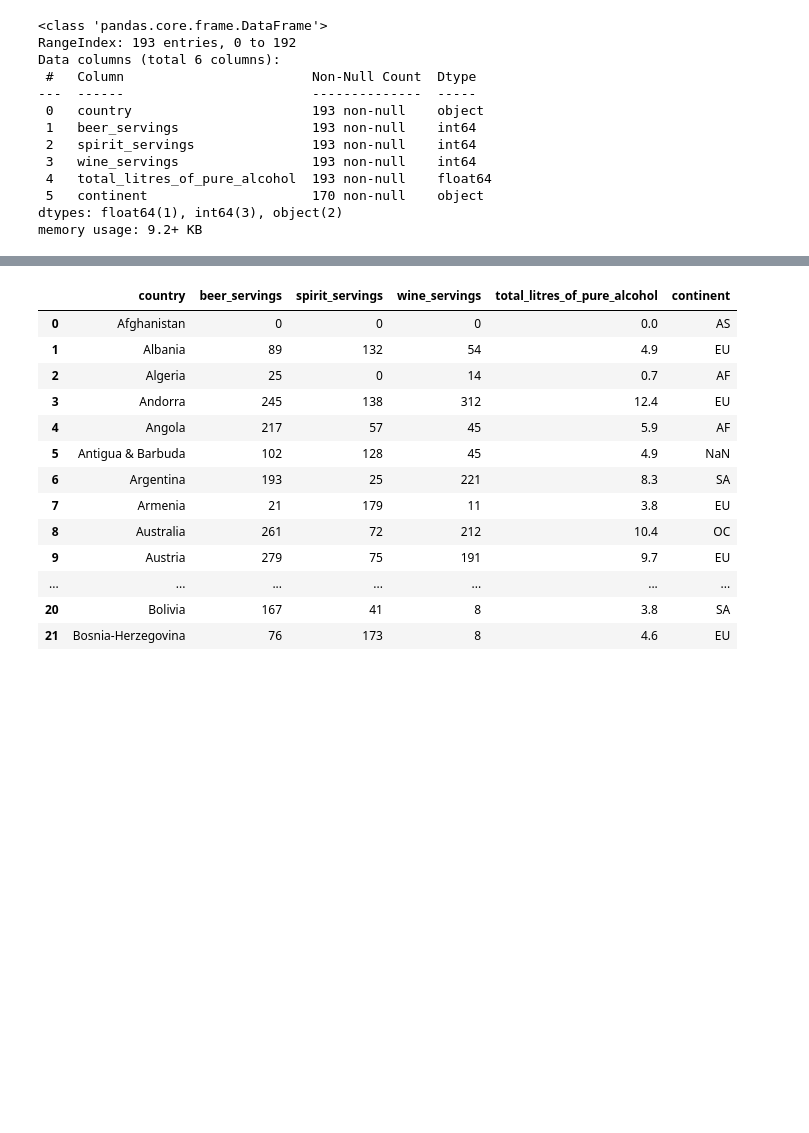
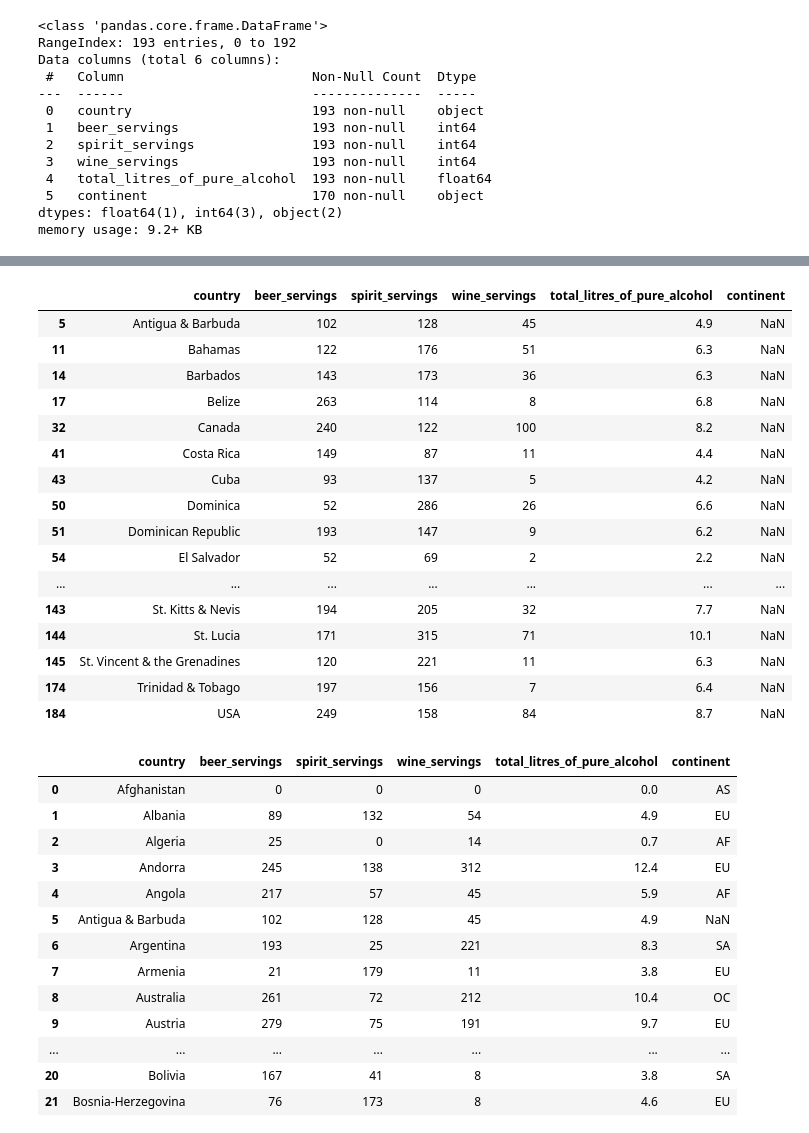
Before and after one commit to AGC79/ONLINE_DS_THEBRDIGE_TRABAJOSAGC, a Jupyter notebook: 2-DATA_ANALYSIS/2-Pandas/Practica/3-Alcohol_Consumption/Alcohol_Consumption_alvaro_guerra_cabello.ipynb, the cells around one changed output, grey strips where cells are left out. Saved outputs shown, nothing was run; the diff lists cells and outputs as text; code cells hidden in the pictures; blank space fills up the shorter version.

Commit message:
ejercicio consumo de alcohol actualizado

```diff
--- a/2-DATA_ANALYSIS/2-Pandas/Practica/3-Alcohol_Consumption/Alcohol_Consumption_alvaro_guerra_cabello.ipynb
+++ b/2-DATA_ANALYSIS/2-Pandas/Practica/3-Alcohol_Consumption/Alcohol_Consumption_alvaro_guerra_cabello.ipynb
@@ -45,3 +57,23 @@ memory usage: 9.2+ KB
+# %%
+df_drinks[df_drinks["continent"].isnull()]
+# %% [output]
+|  | country | beer_servings | spirit_servings | wine_servings | total_litres_of_pure_alcohol | continent |
+| 5 | Antigua & Barbuda | 102 | 128 | 45 | 4.9 | NaN |
+| 11 | Bahamas | 122 | 176 | 51 | 6.3 | NaN |
+| 14 | Barbados | 143 | 173 | 36 | 6.3 | NaN |
+| 17 | Belize | 263 | 114 | 8 | 6.8 | NaN |
+| 32 | Canada | 240 | 122 | 100 | 8.2 | NaN |
+| 41 | Costa Rica | 149 | 87 | 11 | 4.4 | NaN |
+| 43 | Cuba | 93 | 137 | 5 | 4.2 | NaN |
+| 50 | Dominica | 52 | 286 | 26 | 6.6 | NaN |
+| 51 | Dominican Republic | 193 | 147 | 9 | 6.2 | NaN |
+| 54 | El Salvador | 52 | 69 | 2 | 2.2 | NaN |
+| ... | ... | ... | ... | ... | ... | ... |
+| 143 | St. Kitts & Nevis | 194 | 205 | 32 | 7.7 | NaN |
+| 144 | St. Lucia | 171 | 315 | 71 | 10.1 | NaN |
+| 145 | St. Vincent & the Grenadines | 120 | 221 | 11 | 6.3 | NaN |
+| 174 | Trinidad & Tobago | 197 | 156 | 7 | 6.4 | NaN |
+| 184 | USA | 249 | 158 | 84 | 8.7 | NaN |
 # %%
 df_drinks.head(25)
 # %% [output]
```
Also changed, not shown: parts of 19 cells of this notebook, 1 other file.
